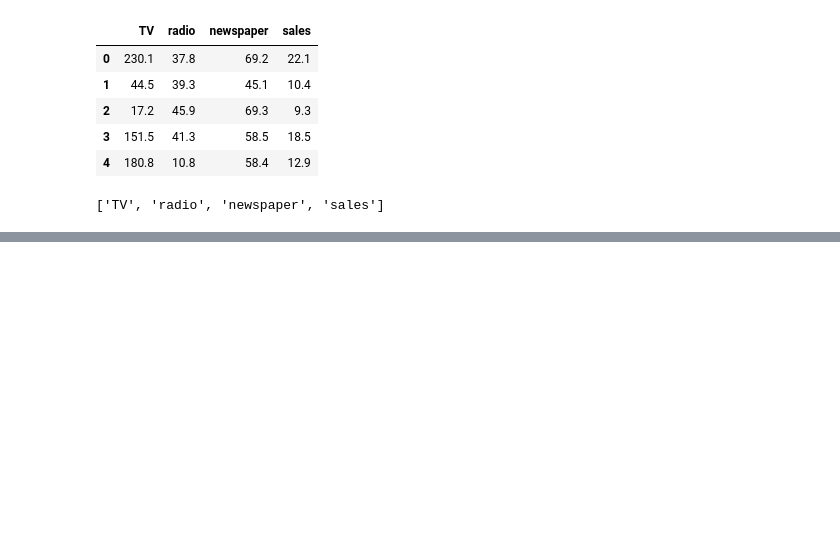
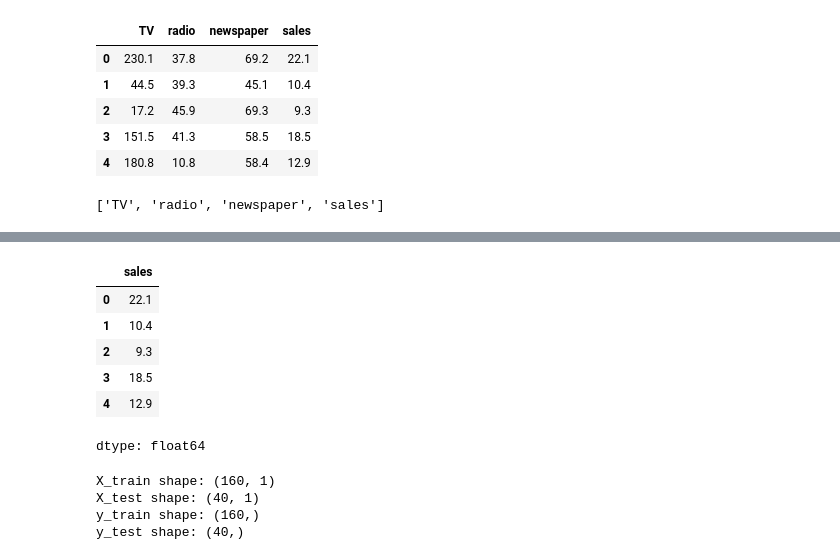
Before and after one commit to shreeshreeya69-crypto/simple-linear-regression-ybi, a Jupyter notebook: Simple_Linear_Regression_YBI.ipynb, the cells around one changed output, grey strips where cells are left out. Cells and saved outputs as stored; diff of their text form; code cells hidden in the pictures; blank space fills up the shorter version.

Commit message:
Day 6 - Feature Selection and Train-Test Split

```diff
--- a/Simple_Linear_Regression_YBI.ipynb
+++ b/Simple_Linear_Regression_YBI.ipynb
@@ -500,0 +531,10 @@ print(df.columns.tolist())
+# %%
+y.head()
+# %% [output]
+|  | sales |
+| 0 | 22.1 |
+| 1 | 10.4 |
+| 2 | 9.3 |
+| 3 | 18.5 |
+| 4 | 12.9 |
+dtype: float64
@@ -500,0 +547,10 @@ print(df.columns.tolist())
+# %%
+print("X_train shape:", X_train.shape)
+print("X_test shape:", X_test.shape)
+print("y_train shape:", y_train.shape)
+print("y_test shape:", y_test.shape)
+# %% [output]
+X_train shape: (160, 1)
+X_test shape: (40, 1)
+y_train shape: (160,)
+y_test shape: (40,)
```
Also changed, not shown: parts of 7 cells of this notebook.
